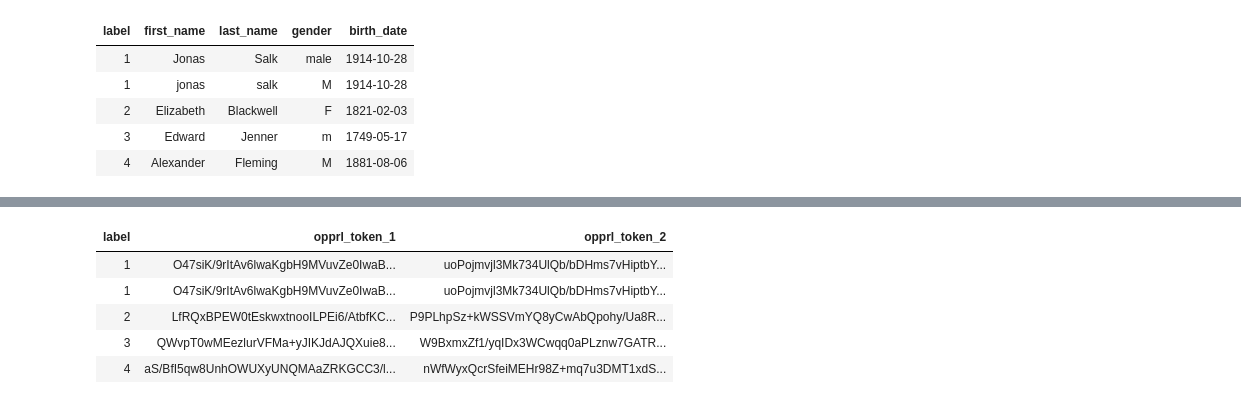
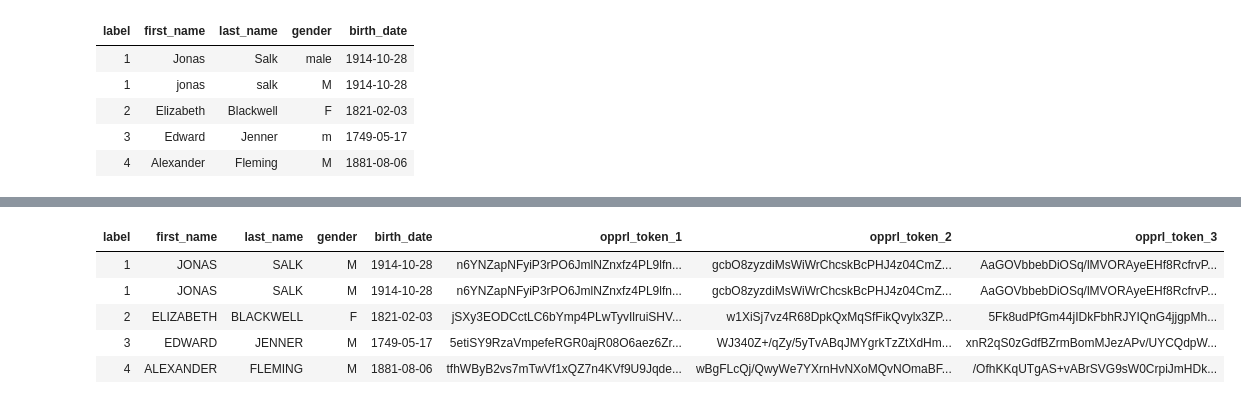
Before and after one commit to Spindle-Health/carduus, a Jupyter notebook: docs/guides/databricks.ipynb, the cells around one changed output, grey strips where cells are left out. Cells and saved outputs as stored; diff of their text form; code cells hidden in the pictures.

```diff
--- a/docs/guides/databricks.ipynb
+++ b/docs/guides/databricks.ipynb
@@ -121,23 +142,16 @@ You can also load secrets via `dbutils` and provide a custom key provider to Car
 # %%
-from carduus.keys import SimpleKeyProvider
+from carduus.token import transcrypt_in
 
-keys = SimpleKeyProvider(
-  private_key=dbutils.secrets.getBytes("carduus", "PrivateKey"),
-  public_keys={},
+tokens2 = transcrypt_in(
+    tokens_to_send,
+    token_columns=("opprl_token_1", "opprl_token_2", "opprl_token_3"),
+    private_key=dbutils.secrets.getBytes("carduus", "OrgBPrivateKey"),
 )
+display(tokens2)
+# %% [output]
+| label | first_name | last_name | gender | birth_date | opprl_token_1 | opprl_token_2 | opprl_token_3 |
+| 1 | JONAS | SALK | M | 1914-10-28 | n6YNZapNFyiP3rPO6JmlNZnxfz4PL9lfn... | gcbO8zyzdiMsWiWrChcskBcPHJ4z04CmZ... | AaGOVbbebDiOSq/lMVORAyeEHf8RcfrvP... |
+| 1 | JONAS | SALK | M | 1914-10-28 | n6YNZapNFyiP3rPO6JmlNZnxfz4PL9lfn... | gcbO8zyzdiMsWiWrChcskBcPHJ4z04CmZ... | AaGOVbbebDiOSq/lMVORAyeEHf8RcfrvP... |
+| 2 | ELIZABETH | BLACKWELL | F | 1821-02-03 | jSXy3EODCctLC6bYmp4PLwTyvIlruiSHV... | w1XiSj7vz4R68DpkQxMqSfFikQvylx3ZP... | 5Fk8udPfGm44jIDkFbhRJYIQnG4jjgpMh... |
+| 3 | EDWARD | JENNER | M | 1749-05-17 | 5etiSY9RzaVmpefeRGR0ajR08O6aez6Zr... | WJ340Z+/qZy/5yTvABqJMYgrkTzZtXdHm... | xnR2qS0zGdfBZrmBomMJezAPv/UYCQdpW... |
+| 4 | ALEXANDER | FLEMING | M | 1881-08-06 | tfhWByB2vs7mTwVf1xQZ7n4KVf9U9Jqde... | wBgFLcQj/QwyWe7YXrnHvNXoMQvNOmaBF... | /OfhKKqUTgAS+vABrSVG9sW0CrpiJmHDk... |
-# %%
-from carduus.token import transcrypt_in
-
-tokens2 = transcrypt_in(
-    tokens_to_send,
-    token_columns=("opprl_token_1", "opprl_token_2"),
-    key_service=keys,
-)
-display(tokens2)
-# %% [output]
-| label | opprl_token_1 | opprl_token_2 |
-| 1 | O47siK/9rItAv6lwaKgbH9MVuvZe0IwaB... | uoPojmvjl3Mk734UlQb/bDHms7vHiptbY... |
-| 1 | O47siK/9rItAv6lwaKgbH9MVuvZe0IwaB... | uoPojmvjl3Mk734UlQb/bDHms7vHiptbY... |
-| 2 | LfRQxBPEW0tEskwxtnooILPEi6/AtbfKC... | P9PLhpSz+kWSSVmYQ8yCwAbQpohy/Ua8R... |
-| 3 | QWvpT0wMEezlurVFMa+yJIKJdAJQXuie8... | W9BxmxZf1/yqIDx3WCwqq0aPLznw7GATR... |
-| 4 | aS/BfI5qw8UnhOWUXyUNQMAaZRKGCC3/l... | nWfWyxQcrSfeiMEHr98Z+mq7u3DMT1xdS... |
```
Also changed, not shown: parts of 16 cells of this notebook, 4 other files.
